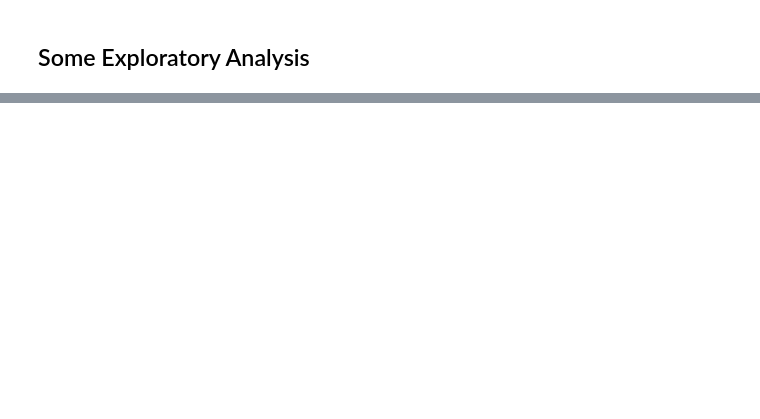
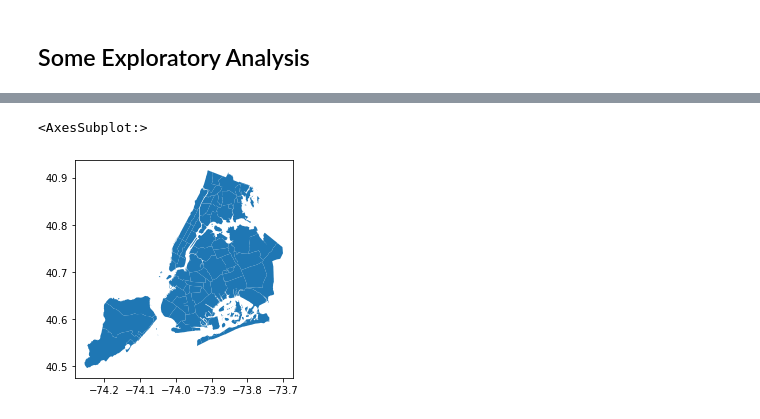
Before and after one commit to amaqals/CUSP2021ADS-Team, a Jupyter notebook: EPA Air Quality Datasets.ipynb, the cells around one changed output, grey strips where cells are left out. Saved outputs shown, nothing was run; the diff lists cells and outputs as text; code cells hidden in the pictures; blank space fills up the shorter version.

```diff
--- a/EPA Air Quality Datasets.ipynb
+++ b/EPA Air Quality Datasets.ipynb
@@ -401,0 +427,5 @@ plt.show()
+# %%
+cds.plot()
+# %% [output]
+<AxesSubplot:>
+[figure, added]
```
Also changed, not shown: parts of 23 cells of this notebook.
